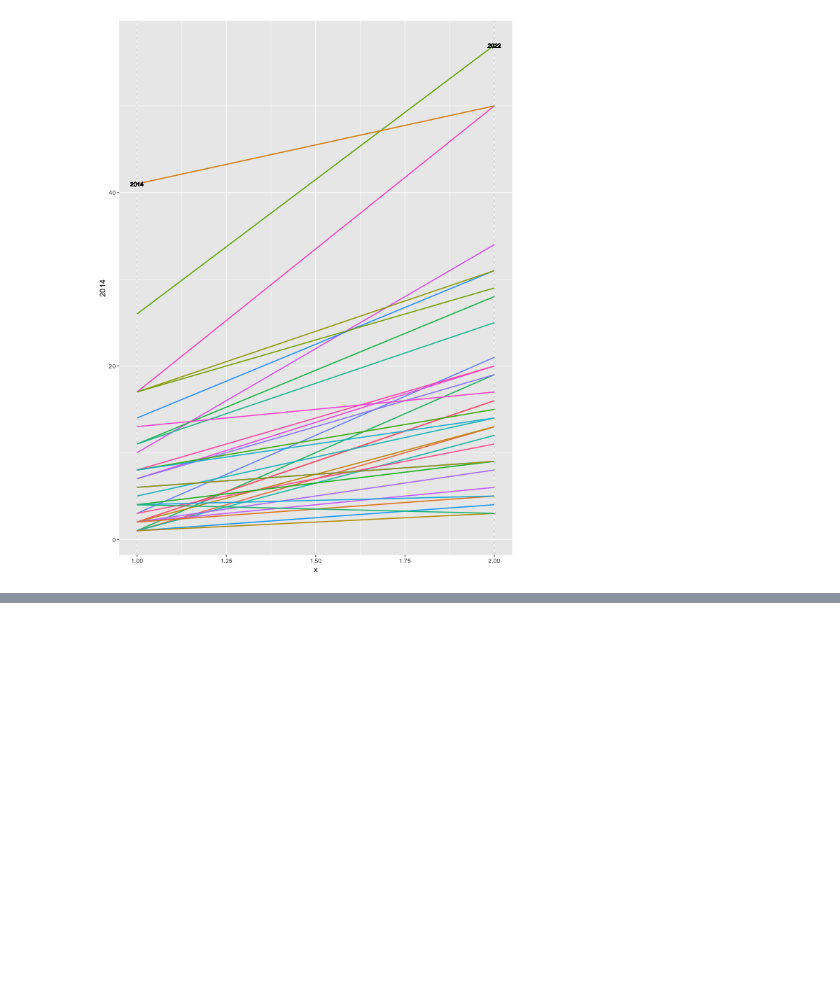
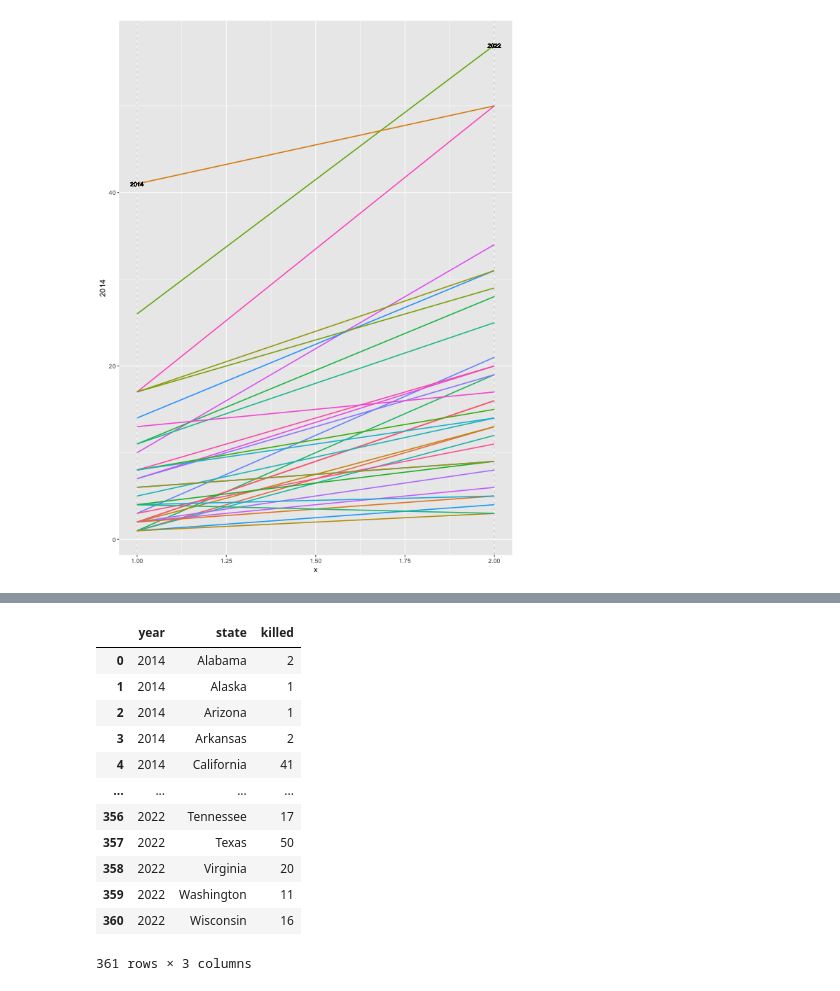
Before and after one commit to poojachaudhuri/project-2, a Jupyter notebook: plotting.ipynb, the cells around one changed output, grey strips where cells are left out. Saved outputs shown, nothing was run; the diff lists cells and outputs as text; code cells hidden in the pictures; blank space fills up the shorter version.

```diff
--- a/plotting.ipynb
+++ b/plotting.ipynb
@@ -683,0 +693,21 @@ geom_vline(xintercept=2, linetype="dashed", size=.1) +
+# %%
+# number of incidents by state by year
+
+df_deaths = df_decade.groupby(['year', 'state'])['killed'].count()
+df_deaths = pd.DataFrame(df_deaths)
+df_deaths = df_deaths.reset_index()
+df_deaths
+# %% [output]
+|  | year | state | killed |
+| 0 | 2014 | Alabama | 2 |
+| 1 | 2014 | Alaska | 1 |
+| 2 | 2014 | Arizona | 1 |
+| 3 | 2014 | Arkansas | 2 |
+| 4 | 2014 | California | 41 |
+| ... | ... | ... | ... |
+| 356 | 2022 | Tennessee | 17 |
+| 357 | 2022 | Texas | 50 |
+| 358 | 2022 | Virginia | 20 |
+| 359 | 2022 | Washington | 11 |
+| 360 | 2022 | Wisconsin | 16 |
+361 rows × 3 columns
```
Also changed, not shown: parts of 17 cells of this notebook.
